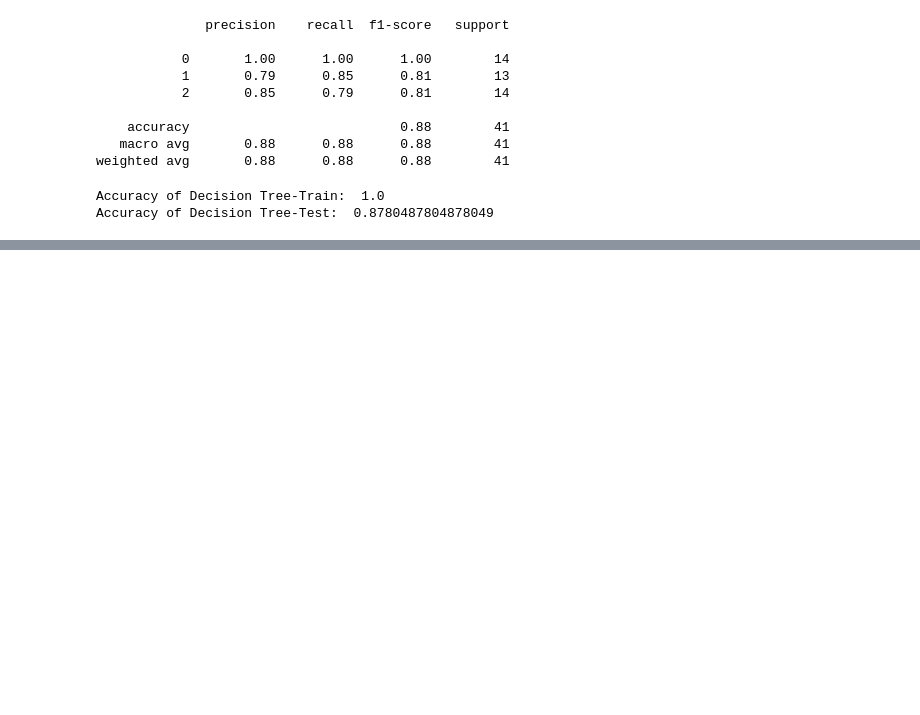
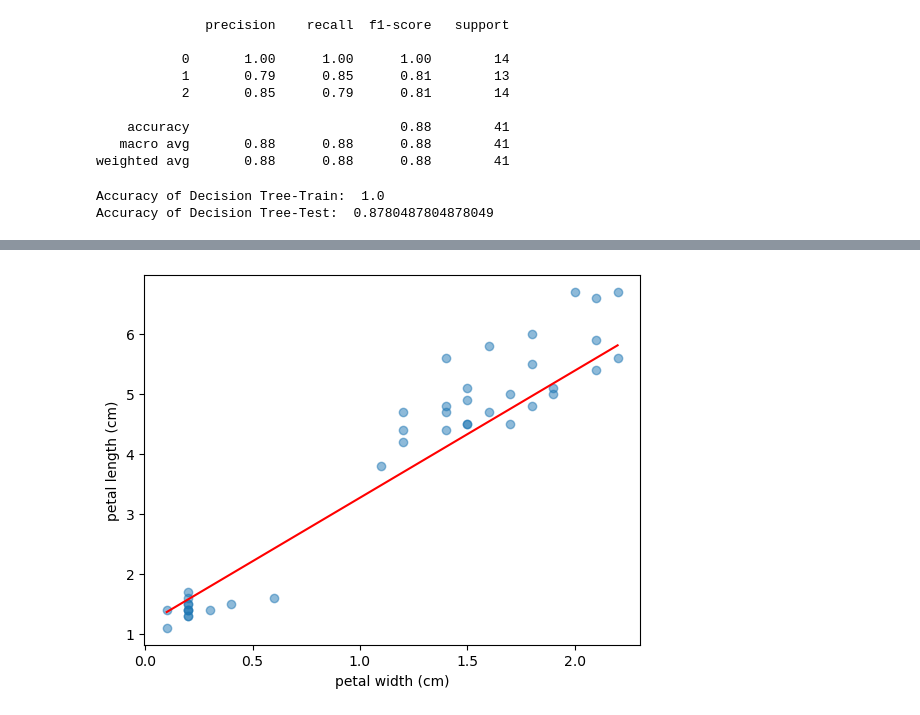
Before and after one commit to DataExplorationProject-KA-WWI22B4/pythonExamples, a Jupyter notebook: Modelling/modelling_iris.ipynb, the cells around one changed output, grey strips where cells are left out. Drawn from its saved outputs; the diff is of its cells as text; code cells hidden in the pictures; blank space fills up the shorter version.

```diff
--- a/Modelling/modelling_iris.ipynb
+++ b/Modelling/modelling_iris.ipynb
@@ -345,0 +407,13 @@ Accuracy of Decision Tree-Test:  0.8780487804878049
+# %%
+# Plot für Testdaten
+x_input = np.linspace(min(x_reg_test), max(x_reg_test), 500)
+y_input = regressor.coef_ * x_input + regressor.intercept_
+y_input = y_input.reshape(-1, 1)
+
+plt.scatter(x = x_reg_test, y = y_reg_test, alpha = 0.5)
+plt.plot(x_input, y_input, c = 'r')
+plt.xlabel('petal width (cm)')
+plt.ylabel('petal length (cm)')
+plt.show()
+# %% [output]
+[figure, added]
```
Also changed, not shown: parts of 13 cells of this notebook, 3 other files.
